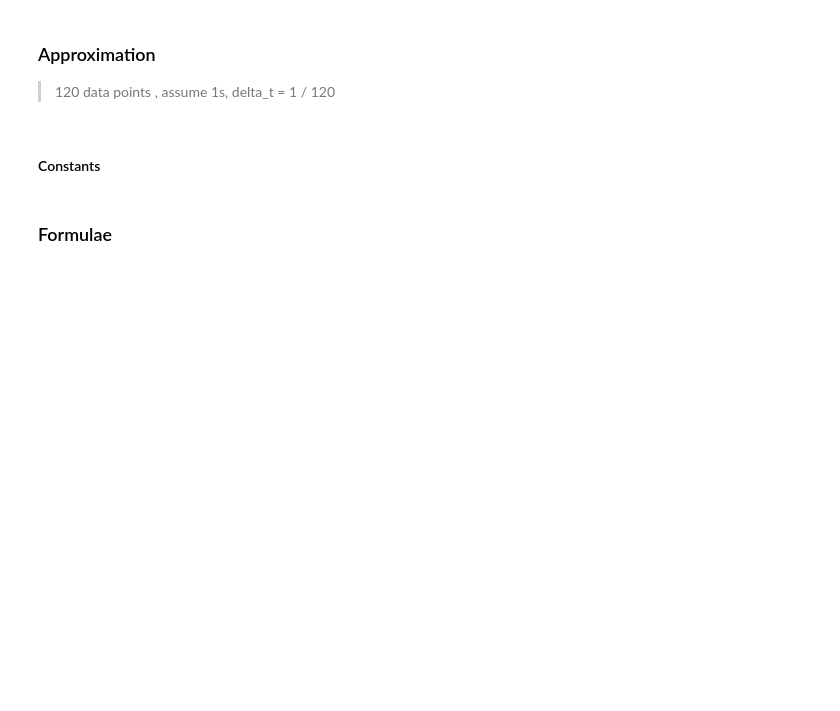
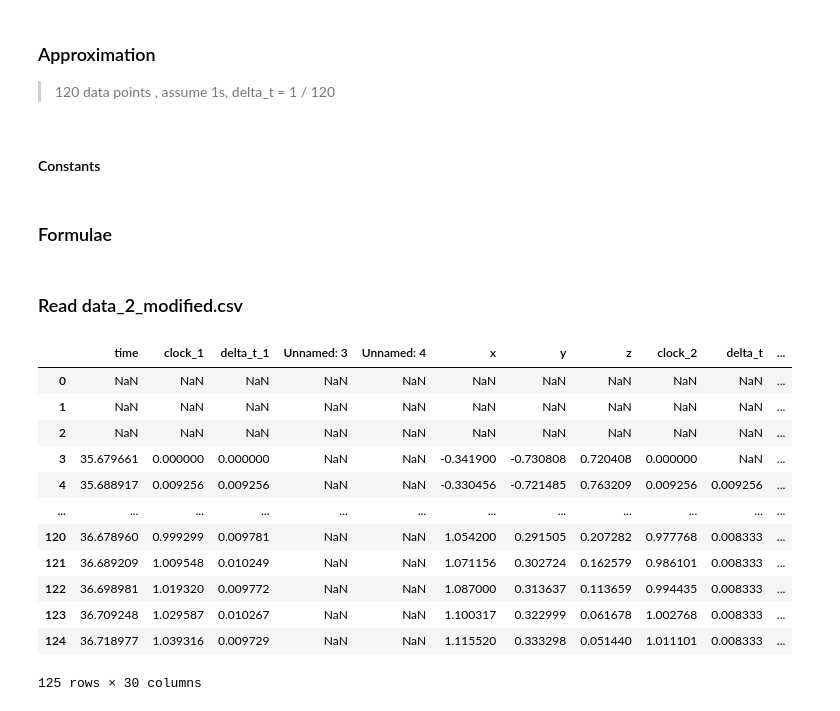
Before and after one commit to kirankigi5/ball_tracking, a Jupyter notebook: ball_tracking.ipynb, the cells around one changed output. Drawn from its saved outputs; the diff is of its cells as text; code cells hidden in the pictures; blank space fills up the shorter version.

```diff
--- a/ball_tracking.ipynb
+++ b/ball_tracking.ipynb
@@ -143,3 +143,30 @@ def vel_step_k_plus_1(vel_step_k, acc_step_k, dt):
 
 def pos_step_k_plus_1(pos_step_k, vel_step_k_plus_1, dt):
     return pos_step_k + vel_step_k_plus_1 * dt + 0.5 * acc_step_k * dt ** 2
+# %% [markdown]
+### Read data_2_modified.csv
+# %%
+# read from data_2_modified.csv file
+
+import pandas as pd
+import numpy as np
+import matplotlib.pyplot as plt
+
+# read data from csv file
+df = pd.read_csv('data_2_modified.csv')
+
+df
+# %% [output]
+|  | time | clock_1 | delta_t_1 | Unnamed: 3 | Unnamed: 4 | x | y | z | clock_2 | delta_t | ... |
+| 0 | NaN | NaN | NaN | NaN | NaN | NaN | NaN | NaN | NaN | NaN | ... |
+| 1 | NaN | NaN | NaN | NaN | NaN | NaN | NaN | NaN | NaN | NaN | ... |
+| 2 | NaN | NaN | NaN | NaN | NaN | NaN | NaN | NaN | NaN | NaN | ... |
+| 3 | 35.679661 | 0.000000 | 0.000000 | NaN | NaN | -0.341900 | -0.730808 | 0.720408 | 0.000000 | NaN | ... |
+| 4 | 35.688917 | 0.009256 | 0.009256 | NaN | NaN | -0.330456 | -0.721485 | 0.763209 | 0.009256 | 0.009256 | ... |
+| ... | ... | ... | ... | ... | ... | ... | ... | ... | ... | ... | ... |
+| 120 | 36.678960 | 0.999299 | 0.009781 | NaN | NaN | 1.054200 | 0.291505 | 0.207282 | 0.977768 | 0.008333 | ... |
+| 121 | 36.689209 | 1.009548 | 0.010249 | NaN | NaN | 1.071156 | 0.302724 | 0.162579 | 0.986101 | 0.008333 | ... |
+| 122 | 36.698981 | 1.019320 | 0.009772 | NaN | NaN | 1.087000 | 0.313637 | 0.113659 | 0.994435 | 0.008333 | ... |
+| 123 | 36.709248 | 1.029587 | 0.010267 | NaN | NaN | 1.100317 | 0.322999 | 0.061678 | 1.002768 | 0.008333 | ... |
+| 124 | 36.718977 | 1.039316 | 0.009729 | NaN | NaN | 1.115520 | 0.333298 | 0.051440 | 1.011101 | 0.008333 | ... |
+125 rows × 30 columns
```
Also changed, not shown: parts of 8 cells of this notebook, 1 other file.
